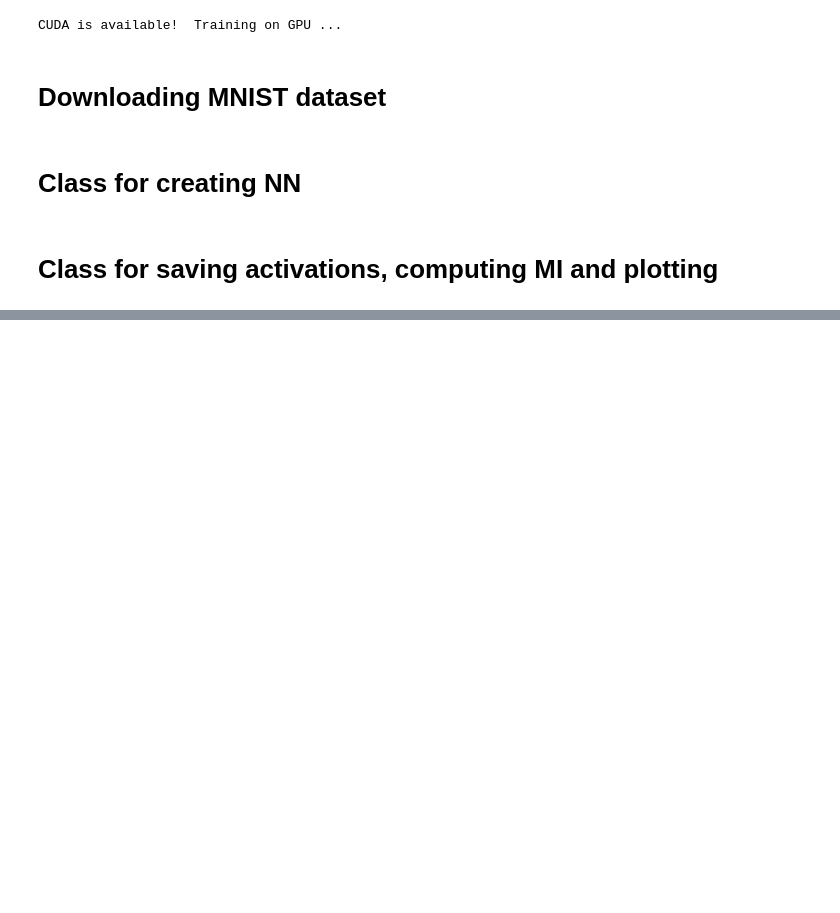
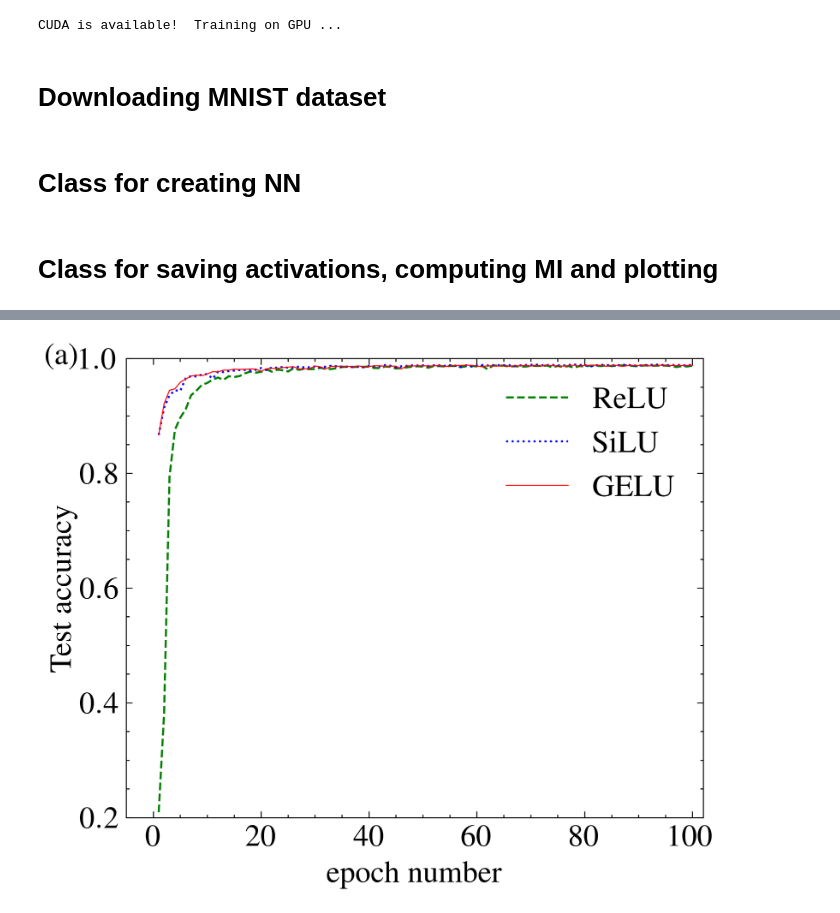
Before and after one commit to resonance-dfb/deep-network-optuna, a Jupyter notebook: 信息瓶颈理论与实现讲座11 ReLU GELU.ipynb, the cells around one changed output, grey strips where cells are left out. Saved outputs shown, nothing was run; the diff lists cells and outputs as text; code cells hidden in the pictures; blank space fills up the shorter version.

```diff
--- a/信息瓶颈理论与实现讲座11 ReLU GELU.ipynb
+++ b/信息瓶颈理论与实现讲座11 ReLU GELU.ipynb
@@ -1308,0 +1269,87 @@ accuracyG = [
+# %%
+accuracyReLU = np.array([
+    20.96, 38.20, 79.44, 87.57, 89.70, 91.17, 93.60, 94.41, 95.42, 95.75,
+    96.33, 96.69, 96.29, 96.92, 96.79, 96.95, 97.44, 97.72, 97.55, 97.68,
+    98.11, 97.71, 98.07, 97.95, 97.75, 98.32, 98.04, 98.21, 98.15, 98.18,
+    98.40, 98.19, 98.18, 98.32, 98.53, 98.57, 98.51, 98.60, 98.55, 98.60,
+    98.35, 98.35, 98.61, 98.55, 98.28, 98.33, 98.46, 98.60, 98.66, 98.59,
+    98.40, 98.70, 98.69, 98.63, 98.71, 98.71, 98.53, 98.63, 98.73, 98.63,
+    98.70, 98.13, 98.80, 98.75, 98.78, 98.59, 98.67, 98.62, 98.60, 98.74,
+    98.73, 98.71, 98.79, 98.47, 98.72, 98.52, 98.70, 98.40, 98.70, 98.63,
+    98.76, 98.75, 98.69, 98.82, 98.68, 98.79, 98.80, 98.83, 98.71, 98.66,
+    98.81, 98.78, 98.76, 98.77, 98.78, 98.71, 98.52, 98.69, 98.62, 98.77])
+
+accuracyS= np.array([
+    86.69, 91.43, 93.62, 94.46, 94.37, 96.55, 96.94, 96.88, 97.21, 97.29,
+    96.50, 97.70, 97.65, 97.82, 97.91, 98.00, 98.01, 97.88, 98.06, 98.35,
+    97.99, 98.46, 98.39, 98.53, 98.40, 98.43, 98.59, 98.46, 98.49, 98.61,
+    98.44, 98.59, 98.73, 98.65, 98.59, 98.59, 98.55, 98.55, 98.48, 98.69,
+    98.65, 98.65, 98.87, 98.74, 98.49, 98.64, 98.72, 98.80, 98.79, 98.81,
+    98.69, 98.82, 98.82, 98.72, 98.84, 98.76, 98.50, 98.82, 98.61, 98.75,
+    98.88, 98.79, 98.85, 98.84, 98.83, 98.83, 98.71, 98.80, 98.87, 98.91,
+    98.94, 98.83, 98.86, 98.89, 98.80, 98.79, 98.88, 98.95, 98.88, 98.84,
+    98.62, 98.80, 98.91, 98.86, 98.83, 98.80, 98.91, 98.89, 98.76, 98.79,
+    98.84, 98.87, 98.96, 98.90, 98.84, 98.83, 98.91, 98.83, 98.81, 98.90])
+
+
+accuracyG = np.array([
+    86.74, 92.14, 94.48, 94.72, 95.87, 96.43, 96.94, 97.13, 97.02, 97.32,
+    97.71, 97.69, 97.99, 97.99, 98.15, 98.11, 98.13, 98.18, 98.16, 97.79,
+    98.23, 98.30, 98.27, 98.43, 98.51, 98.59, 98.20, 98.21, 98.26, 98.70,
+    98.56, 98.20, 98.64, 98.65, 98.67, 98.63, 98.60, 98.71, 98.59, 98.60,
+    98.75, 98.73, 98.67, 98.68, 98.67, 98.19, 98.74, 98.71, 98.73, 98.76,
+    98.69, 98.73, 98.79, 98.62, 98.68, 98.78, 98.79, 98.85, 98.82, 98.67,
+    98.61, 98.74, 98.72, 98.69, 98.73, 98.64, 98.75, 98.73, 98.79, 98.70,
+    98.77, 98.69, 98.80, 98.76, 98.71, 98.69, 98.73, 98.85, 98.68, 98.82,
+    98.81, 98.85, 98.83, 98.65, 98.77, 98.81, 98.63, 98.79, 98.79, 98.79,
+    98.77, 98.74, 98.74, 98.86, 98.72, 98.79, 98.76, 98.78, 98.79, 98.82])
+
+
+import matplotlib.pyplot as plt
+import matplotlib as mpl
+import scienceplots
+
+plt.rcParams['font.serif'] = ['Times New Roman']
+mpl.rcParams['figure.dpi'] = 800
+mpl.rcParams['axes.unicode_minus'] = False
+
+plt.rcParams['text.usetex'] = True
+plt.rcParams['text.latex.preamble'] = r'\usepackage{amsmath, amssymb}'
+plt.style.use(['science','ieee'])
+
+fig, ax = plt.subplots(figsize=(5, 4))
+plt.cla()
+plt.tick_params(labelsize=15)
+ax.set_xlabel('epoch number', fontsize=15)
+ax.set_ylabel(r"Test accuracy", fontsize=15, labelpad=1)
+ax.set_xlim(-5, len(accuracyReLU)+2)  # Adjust x-axis limits to start from epoch 1
+ax.set_ylim(0.2, 1)
+
+# Create the x-axis array to represent epoch numbers
+epochs = np.arange(1, len(accuracyReLU) + 1)
+
+# Plot the accuracy curves
+ax.plot(epochs, 0.01*accuracyReLU, 'g--', lw=1, label=r"ReLU")
+ax.plot(epochs, 0.01*accuracyS, 'b:', lw=1, label=r"SiLU")
+ax.plot(epochs, 0.01*accuracyG, 'r-', lw=0.5, label=r"GELU")
+
+ax.text(-20, 0.99, '(a)', fontdict={'size': 15, 'color': 'black'})
+ax.legend(loc='upper right', fontsize=15)
+
+# patch = mpl.patches.Rectangle((0.980,85),0.022,15,linewidth=1,linestyle='--',edgecolor='gray',facecolor='none')
+# ax.add_patch(patch)
+# left, bottom, width, height = [0.3, 0.2, 0.57, 0.3]
+# ax2 = fig.add_axes([left, bottom, width, height])
+
+# step = np.arange(1,101)
+
+# ax2.plot(step[85:], 0.01*accuracyReLU[85:], 'g--')
+# ax2.plot(step[85:], 0.01*accuracyS[85:], 'b:')
+# ax2.plot(step[85:], 0.01*accuracyG[85:], 'r-')
+# ax2.set_yticks([0.980,0.982,0.984,0.986])
+
+plt.show()
+
+fig.savefig('D:/深度学习与信息论/Fig8a.eps', dpi=800)
+# %% [output]
+[figure, added]
```
Also changed, not shown: parts of 18 cells of this notebook.
